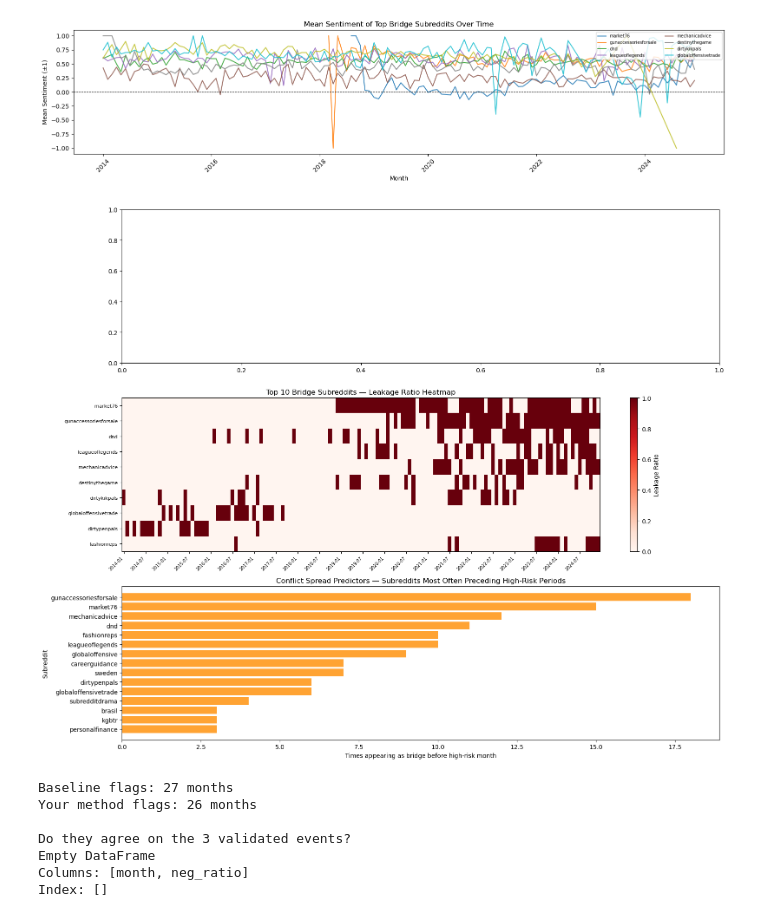
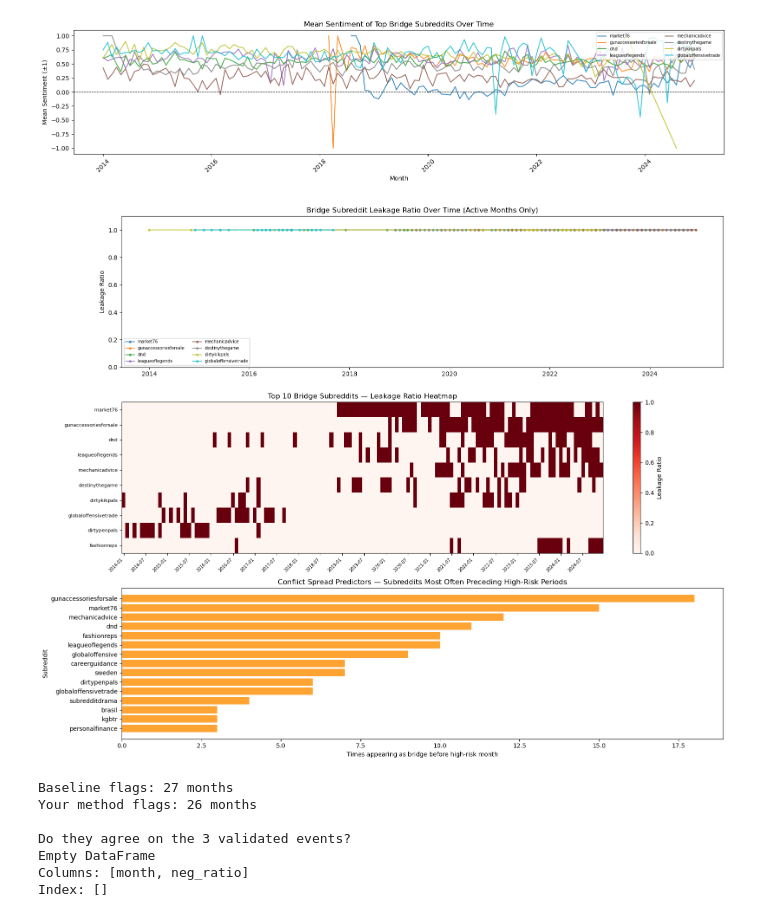
Before and after one commit to ShuvroSankar/Temporal-Network-Project, a Jupyter notebook: pipeline.ipynb, the cells around one changed output. Cells and saved outputs as stored; diff of their text form; code cells hidden in the pictures.

```diff
--- a/pipeline.ipynb
+++ b/pipeline.ipynb
@@ -858,57 +1019,57 @@ import matplotlib.dates as mdates
 
 fig, axes = plt.subplots(3, 1, figsize=(16, 13))
 
-# # Replace Plot 1 in Step 3 with this version
-# ax1 = axes[0]
-# top_subs = bridge_df['subreddit'].value_counts().head(8).index.tolist()
-# colors = plt.cm.tab10(np.linspace(0, 1, len(top_subs)))
+# Replace Plot 1 in Step 3 with this version
+ax1 = axes[0]
+top_subs = bridge_df['subreddit'].value_counts().head(8).index.tolist()
+colors = plt.cm.tab10(np.linspace(0, 1, len(top_subs)))
 
-# for sub, color in zip(top_subs, colors):
-#     # Use bridge_df leakage directly (more stable than node_energy_df)
-#     sub_data = bridge_df[bridge_df['subreddit'] == sub].sort_values('month')
-#     if len(sub_data) > 2:
-#         ax1.plot(sub_data['month'], sub_data['leakage_ratio'],
-#                  label=sub, linewidth=1.5, alpha=0.8, color=color, marker='o', markersize=3)
+for sub, color in zip(top_subs, colors):
+    # Use bridge_df leakage directly (more stable than node_energy_df)
+    sub_data = bridge_df[bridge_df['subreddit'] == sub].sort_values('month')
+    if len(sub_data) > 2:
+        ax1.plot(sub_data['month'], sub_data['leakage_ratio'],
+                 label=sub, linewidth=1.5, alpha=0.8, color=color, marker='o', markersize=3)
 
-# ax1.set_title('Bridge Subreddit Leakage Ratio Over Time (Active Months Only)')
-# ax1.set_ylabel('Leakage Ratio')
-# ax1.set_ylim(0, 1.1)
-# ax1.legend(fontsize=7, ncol=2)
+ax1.set_title('Bridge Subreddit Leakage Ratio Over Time (Active Months Only)')
+ax1.set_ylabel('Leakage Ratio')
+ax1.set_ylim(0, 1.1)
+ax1.legend(fontsize=7, ncol=2)
 
 # --- Plot 2: Heatmap of top bridge subreddit appearances ---
 ax2 = axes[1]
 top10_subs = bridge_df['subreddit'].value_counts().head(10).index.tolist()
 months_sorted = sorted(bridge_df['month'].unique())
 heatmap = np.zeros((len(top10_subs), len(months_sorted)))
 
 month_idx = {m: i for i, m in enumerate(months_sorted)}
 for _, row_data in bridge_df[bridge_df['subreddit'].isin(top10_subs)].iterrows():
     si = top10_subs.index(row_data['subreddit'])
     mi = month_idx[row_data['month']]
     heatmap[si, mi] = row_data['leakage_ratio']
 
 im = ax2.imshow(heatmap, aspect='auto', cmap='Reds', interpolation='nearest')
 ax2.set_yticks(range(len(top10_subs)))
 ax2.set_yticklabels(top10_subs, fontsize=8)
 ax2.set_xticks(range(0, len(months_sorted), 6))
 ax2.set_xticklabels([str(months_sorted[i])[:7] for i in range(0, len(months_sorted), 6)],
                      rotation=45, ha='right', fontsize=7)
 ax2.set_title('Top 10 Bridge Subreddits — Leakage Ratio Heatmap')
 plt.colorbar(im, ax=ax2, label='Leakage Ratio')
 
 # --- Plot 3: Precursor bridge count before flagged months ---
 ax3 = axes[2]
 precursor_counts = precursor_subreddits['subreddit'].value_counts().head(15)
 bars = ax3.barh(precursor_counts.index[::-1], precursor_counts.values[::-1],
                 color='darkorange', alpha=0.8)
 ax3.set_xlabel('Times appearing as bridge before high-risk month')
 ax3.set_title('Conflict Spread Predictors — Subreddits Most Often Preceding High-Risk Periods')
 ax3.set_ylabel('Subreddit')
-
 plt.tight_layout()
+plt.savefig('Bridge_Subreddit_Leakage_Ratio_Over Time', dpi=300, bbox_inches='tight')
 plt.show()
 # %% [output]
-[figure, old version]
+[figure, new version]
 # %%
 # Simple baseline: raw negative edge ratio per month
 baseline = monthly_edges.groupby('year_month').apply(
```
Also changed, not shown: parts of 19 cells of this notebook, 31 other files.
